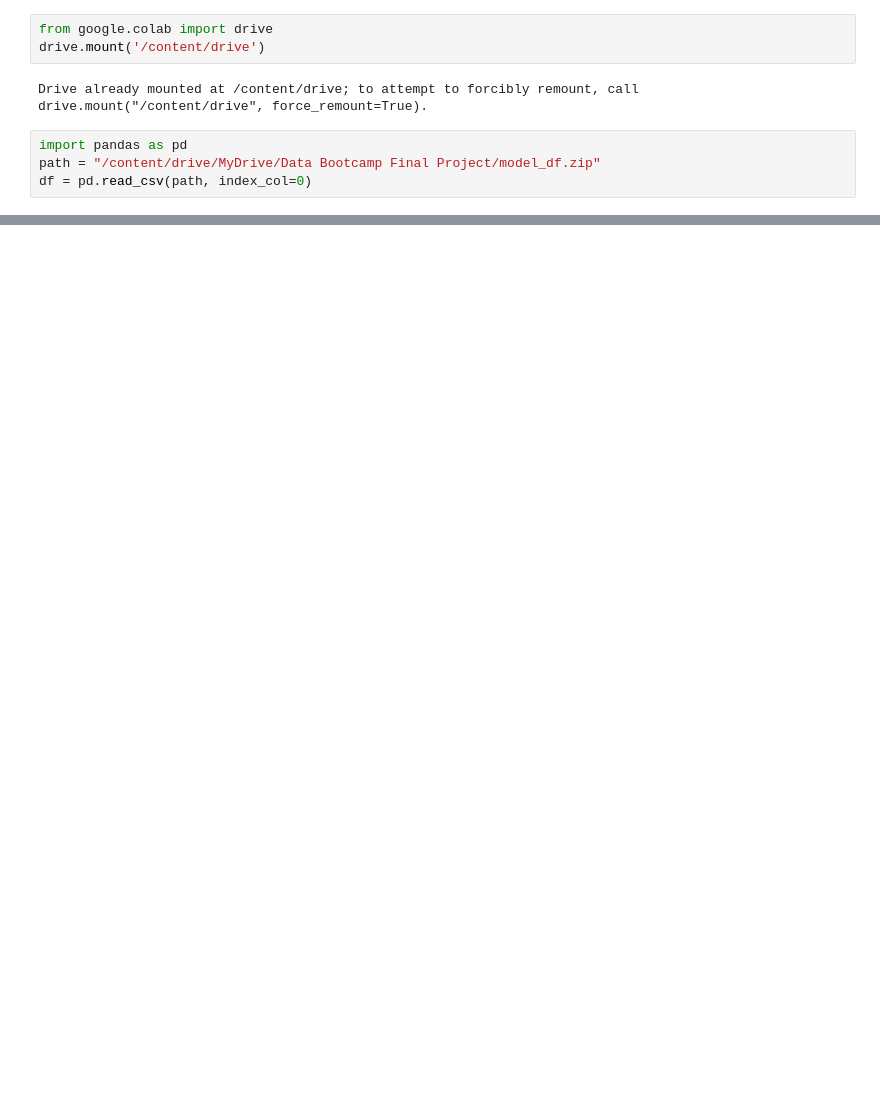
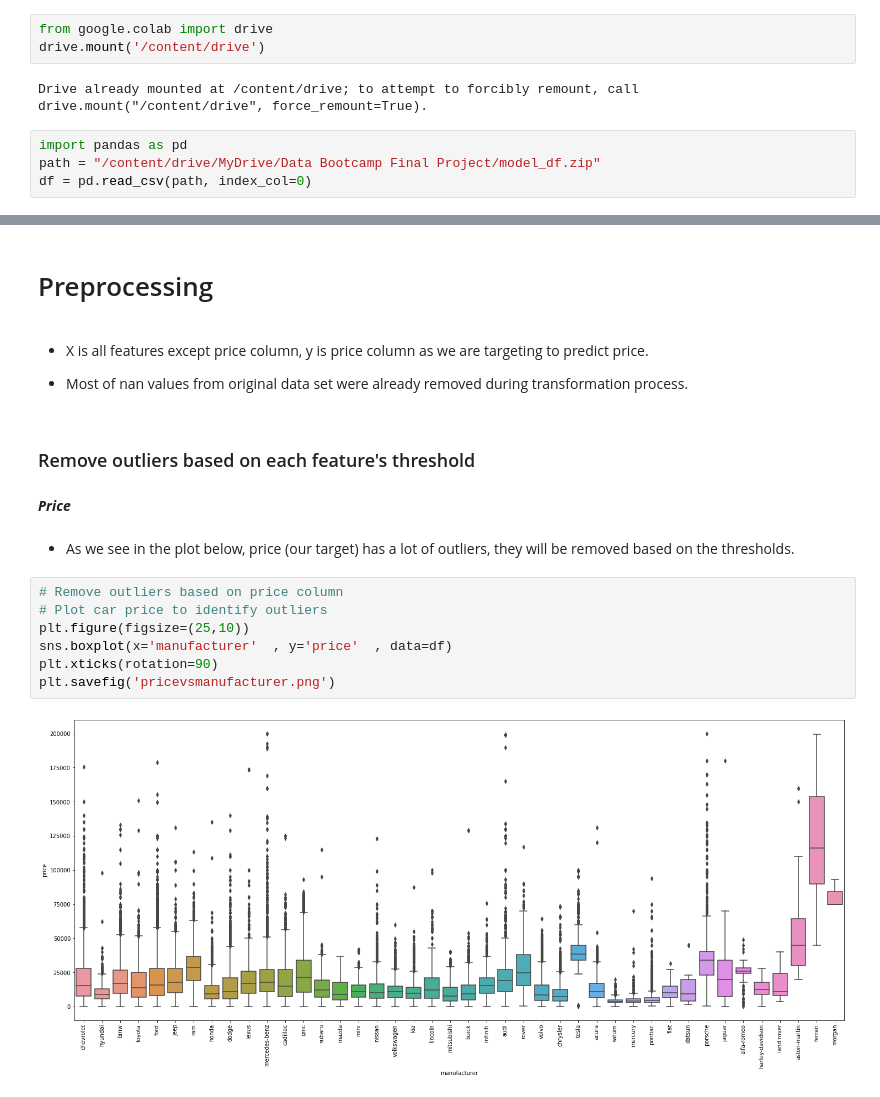
Before and after one commit to Dearsu520/automotive-modeling-project, a Jupyter notebook: ETL/Price_Prediction_Model.ipynb, the cells around one changed output, grey strips where cells are left out. Cells and saved outputs as stored; diff of their text form; blank space fills up the shorter version.

Commit message:
Price Prediction Model and Slides

```diff
--- a/ETL/Price_Prediction_Model.ipynb
+++ b/ETL/Price_Prediction_Model.ipynb
@@ -76,0 +109,21 @@ X_train_scaled
+# %% [markdown]
+# Preprocessing
+# %% [markdown]
+- X is all features except price column, y is price column as we are targeting to predict price.
+
+- Most of nan values from original data set were already removed during transformation process.
+# %% [markdown]
+### Remove outliers based on each feature's threshold
+# %% [markdown]
+***Price***
+# %% [markdown]
+- As we see in the plot below, price (our target) has a lot of outliers, they will be removed based on the thresholds.
+# %%
+# Remove outliers based on price column
+# Plot car price to identify outliers
+plt.figure(figsize=(25,10))
+sns.boxplot(x='manufacturer'  , y='price'  , data=df)
+plt.xticks(rotation=90)
+plt.savefig('pricevsmanufacturer.png')
+# %% [output]
+[figure, added]
```
Also changed, not shown: parts of 95 cells of this notebook, 2 other files.
